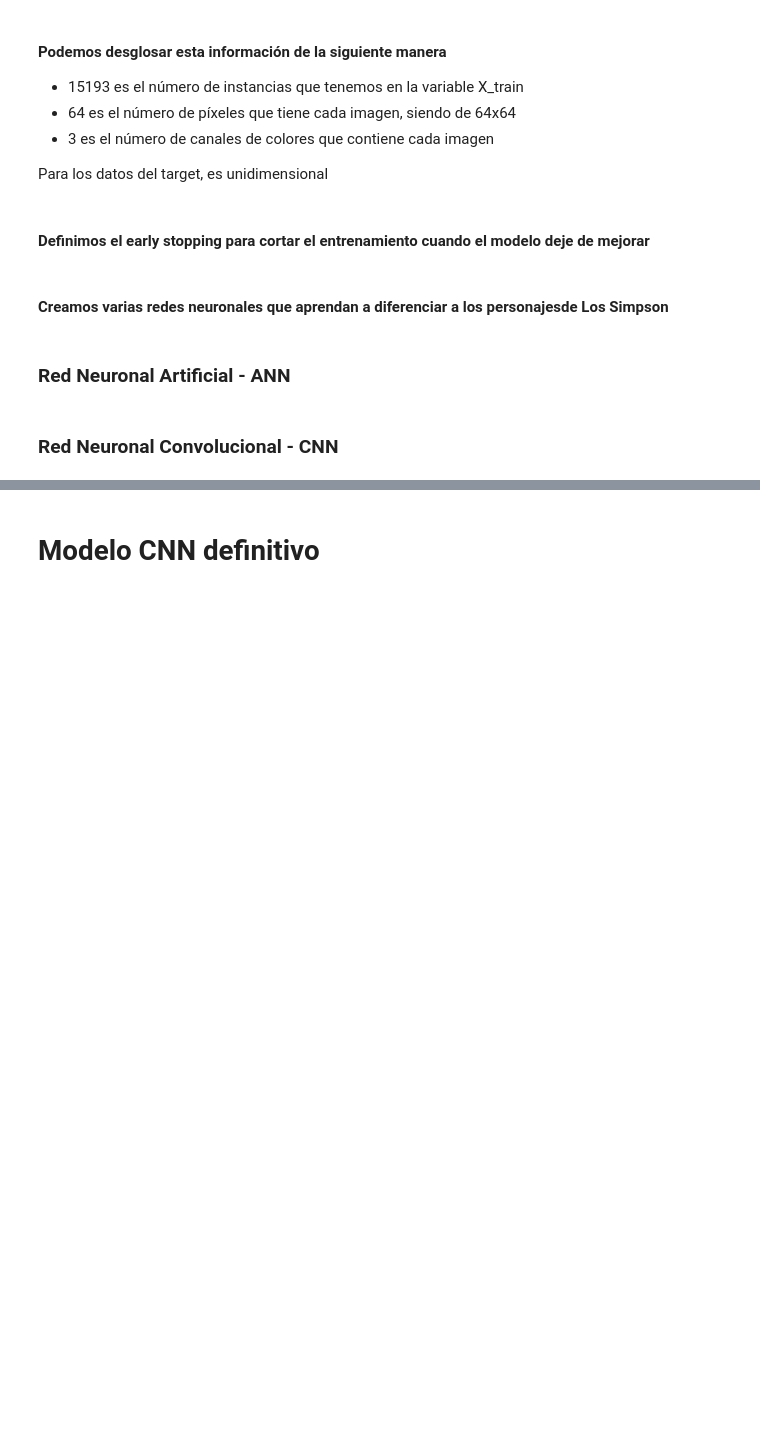
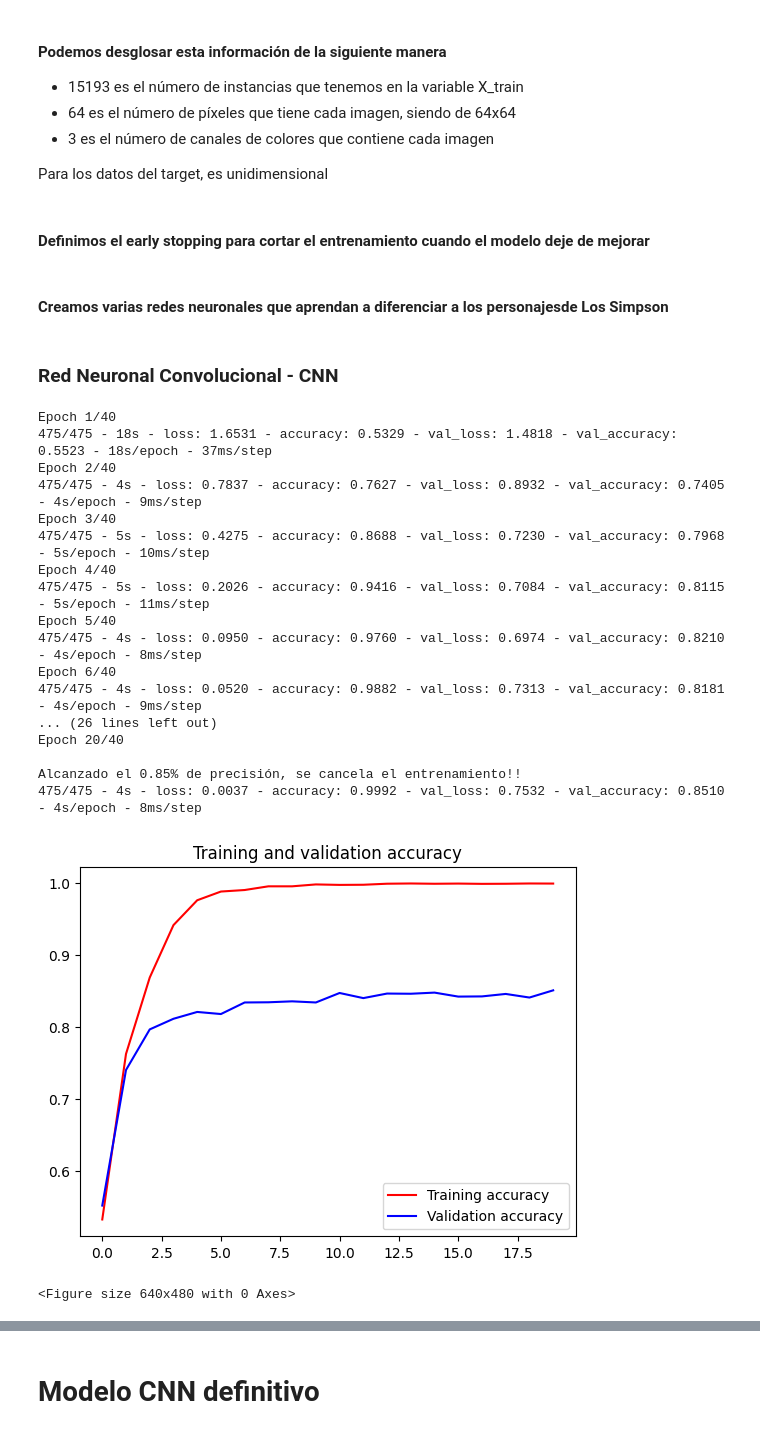
Before and after one commit to Jesus-Almansa/Redes-Neuronales-Convolucionales, a Jupyter notebook: The_Simpson_Redes_Neuronales_Convolucionales_CNN.ipynb, the cells around one changed output, grey strips where cells are left out. Cells and saved outputs as stored; diff of their text form; code cells hidden in the pictures; blank space fills up the shorter version.

```diff
--- a/The_Simpson_Redes_Neuronales_Convolucionales_CNN.ipynb
+++ b/The_Simpson_Redes_Neuronales_Convolucionales_CNN.ipynb
@@ -196,5 +219,3 @@ def pintar_grafica():
     plt.figure()
 
     plt.show()
-# %% [markdown]
-### Red Neuronal Artificial - ANN
@@ -232,31 +222,51 @@ def pintar_grafica():
 # %% [markdown]
 ### Red Neuronal Convolucional - CNN
 # %%
-# model = Sequential([
-#     Conv2D(32, (3, 3), activation='relu', input_shape=(64, 64, 3)),
-#     BatchNormalization(),
-#     MaxPooling2D(2, 2),
-#     Conv2D(64, (3, 3), activation='relu'),
-#     BatchNormalization(),
-#     MaxPooling2D(2, 2),
-#     Conv2D(128, (3, 3), activation='relu'),
-#     BatchNormalization(),
-#     MaxPooling2D(2, 2),
-#     Flatten(),
-#     Dropout(0.2),
-#     Dense(512, activation='relu'),
-#     Dense(18, activation='softmax')
-# ])
+model = Sequential([
+    Conv2D(32, (3, 3), activation='relu', input_shape=(64, 64, 3)),
+    BatchNormalization(),
+    MaxPooling2D(2, 2),
+    Conv2D(64, (3, 3), activation='relu'),
+    BatchNormalization(),
+    MaxPooling2D(2, 2),
+    Conv2D(128, (3, 3), activation='relu'),
+    BatchNormalization(),
+    MaxPooling2D(2, 2),
+    Flatten(),
+    Dropout(0.2),
+    Dense(512, activation='relu'),
+    Dense(18, activation='softmax')
+])
 
-# model.compile(loss='categorical_crossentropy', optimizer='adamax', metrics=['accuracy'])
+model.compile(loss='categorical_crossentropy', optimizer='adamax', metrics=['accuracy'])
 
-# history = model.fit(X_train, y_train,
-#                     epochs=40,
-#                     validation_data=(X_valid, y_valid),
-#                     verbose=2,
-#                     batch_size = 32,
-#                     callbacks=[early_stopping, callback])
+history = model.fit(X_train, y_train,
+                    epochs=40,
+                    validation_data=(X_valid, y_valid),
+                    verbose=2,
+                    batch_size = 32,
+                    callbacks=[early_stopping, callback])
 
-# pintar_grafica()
+pintar_grafica()
 
-# print("El resultado del modelo para el conjunto de test es: {}".format(model.evaluate(X_test_scaled, y_test, verbose=2)))
+print("El resultado del modelo para el conjunto de test es: {}".format(model.evaluate(X_test_scaled, y_test, verbose=2)))
+# %% [output]
+Epoch 1/40
+475/475 - 18s - loss: 1.6531 - accuracy: 0.5329 - val_loss: 1.4818 - val_accuracy: 0.5523 - 18s/epoch - 37ms/step
+Epoch 2/40
+475/475 - 4s - loss: 0.7837 - accuracy: 0.7627 - val_loss: 0.8932 - val_accuracy: 0.7405 - 4s/epoch - 9ms/step
+Epoch 3/40
+475/475 - 5s - loss: 0.4275 - accuracy: 0.8688 - val_loss: 0.7230 - val_accuracy: 0.7968 - 5s/epoch - 10ms/step
+Epoch 4/40
+475/475 - 5s - loss: 0.2026 - accuracy: 0.9416 - val_loss: 0.7084 - val_accuracy: 0.8115 - 5s/epoch - 11ms/step
+Epoch 5/40
+475/475 - 4s - loss: 0.0950 - accuracy: 0.9760 - val_loss: 0.6974 - val_accuracy: 0.8210 - 4s/epoch - 8ms/step
+Epoch 6/40
+475/475 - 4s - loss: 0.0520 - accuracy: 0.9882 - val_loss: 0.7313 - val_accuracy: 0.8181 - 4s/epoch - 9ms/step
+... (26 lines left out)
+Epoch 20/40
+
+Alcanzado el 0.85% de precisión, se cancela el entrenamiento!!
+475/475 - 4s - loss: 0.0037 - accuracy: 0.9992 - val_loss: 0.7532 - val_accuracy: 0.8510 - 4s/epoch - 8ms/step
+[figure, added]
+<Figure size 640x480 with 0 Axes>
```
Also changed, not shown: parts of 34 cells of this notebook, 2 other files.
